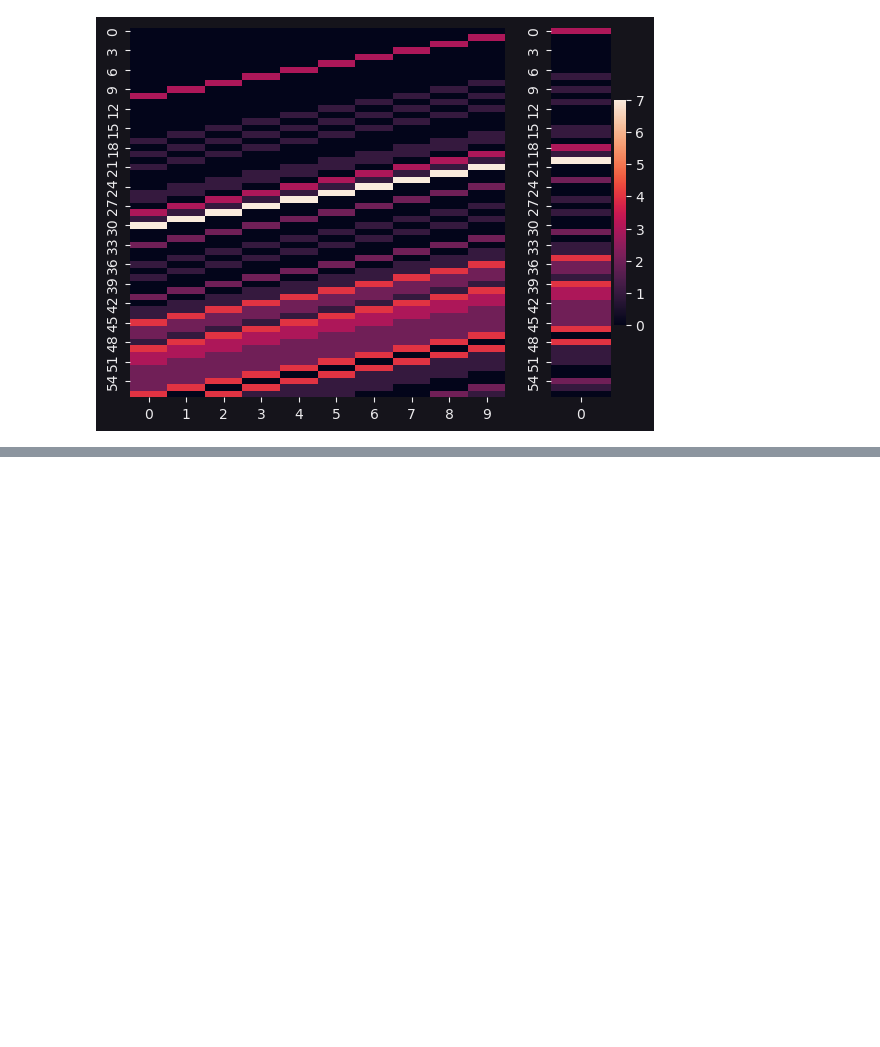
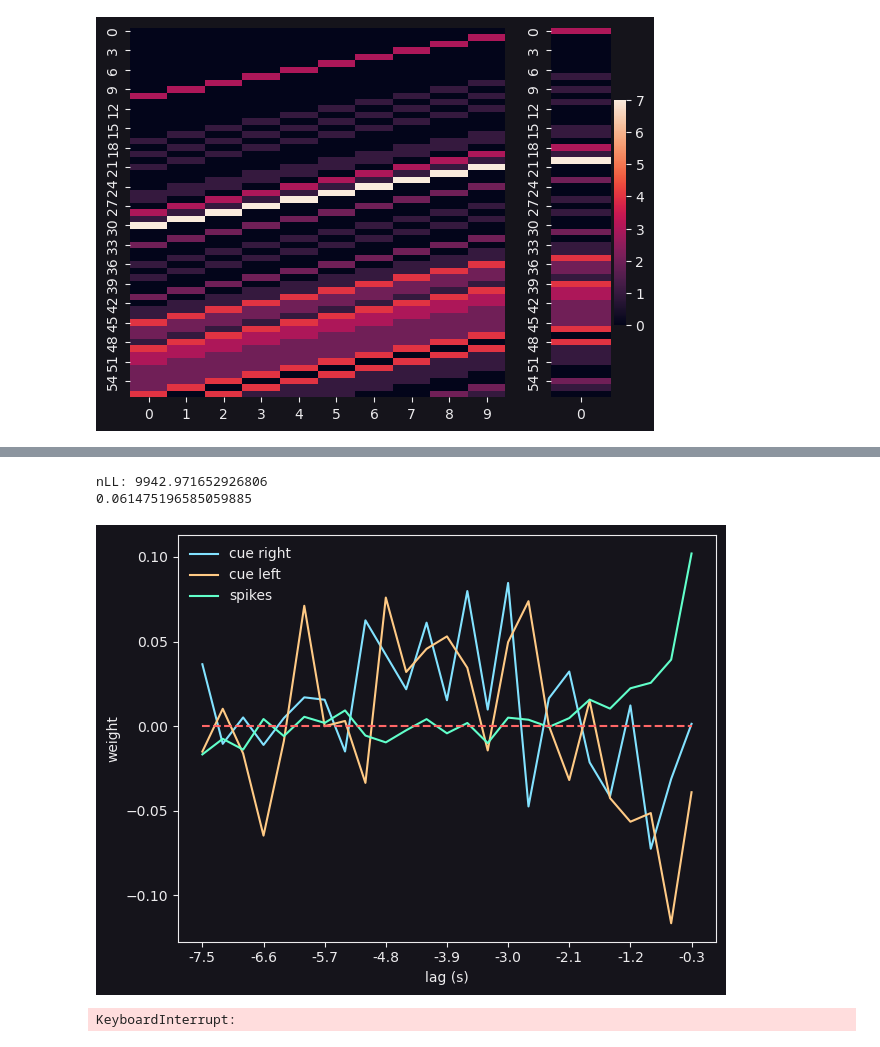
Before and after one commit to thejuc/towers_glm_hmm, a Jupyter notebook: glm_scratch.ipynb, the cells around one changed output, grey strips where cells are left out. Cells and saved outputs as stored; diff of their text form; code cells hidden in the pictures; blank space fills up the shorter version.

```diff
--- a/glm_scratch.ipynb
+++ b/glm_scratch.ipynb
@@ -187,0 +320,37 @@ y.shape[0]/3
+# %%
+fig, ax = plt.subplots()
+ax.plot(res.x[:-1].reshape(-1, filt_len).T, label=["cue right", "cue left", "spikes"])
+ax.plot(np.arange(filt_len), np.zeros(filt_len), "--")
+ax.legend()
+xlabels = np.round(
+    -1 * np.arange(bin_size, filt_len * bin_size + bin_size, bin_size)[::-3], 1
+)
+ax.set_xticks(np.arange(filt_len)[::3], xlabels)
+ax.set_xlabel("lag (s)")
+ax.set_ylabel("weight")
+plt.tight_layout()
+print(f"nLL: {res.fun}")
+print(res.x[-1])
+# %% [output]
+nLL: 9942.971652926806
+0.061475196585059885
+[figure, added]
+# %%
+lam = 10000
+Cinv = lam * np.identity(X.shape[1])  # set inverse prior covariance
+Cinv[-1, -1] = 0
+neglogli_func = lambda prs: neglogli_poissGLM(prs, X, y, bin_size)
+loss_post_func = lambda prs: neglogposterior(prs, neglogli_func, Cinv, vals_to_return=0)
+grad_post_func = lambda prs: neglogposterior(prs, neglogli_func, Cinv, vals_to_return=1)
+hess_post_func = lambda prs: neglogposterior(prs, neglogli_func, Cinv, vals_to_return=2)
+res = minimize(
+    fun=loss_post_func,
+    x0=sta.squeeze(),
+    method="trust-ncg",
+    jac=grad_post_func,
+    hess=hess_post_func,
+    tol=1e-6,
+    options={"disp": False, "maxiter": 150},
+)
+# %% [output]
+KeyboardInterrupt:
```
Also changed, not shown: parts of 15 cells of this notebook, 2 other files.
